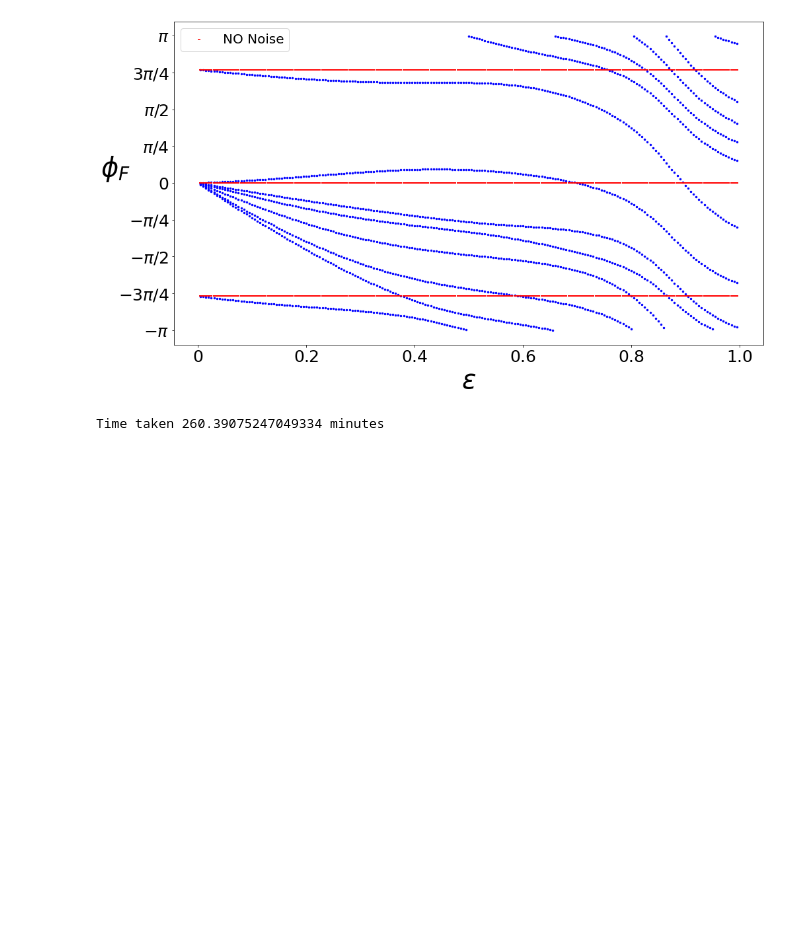
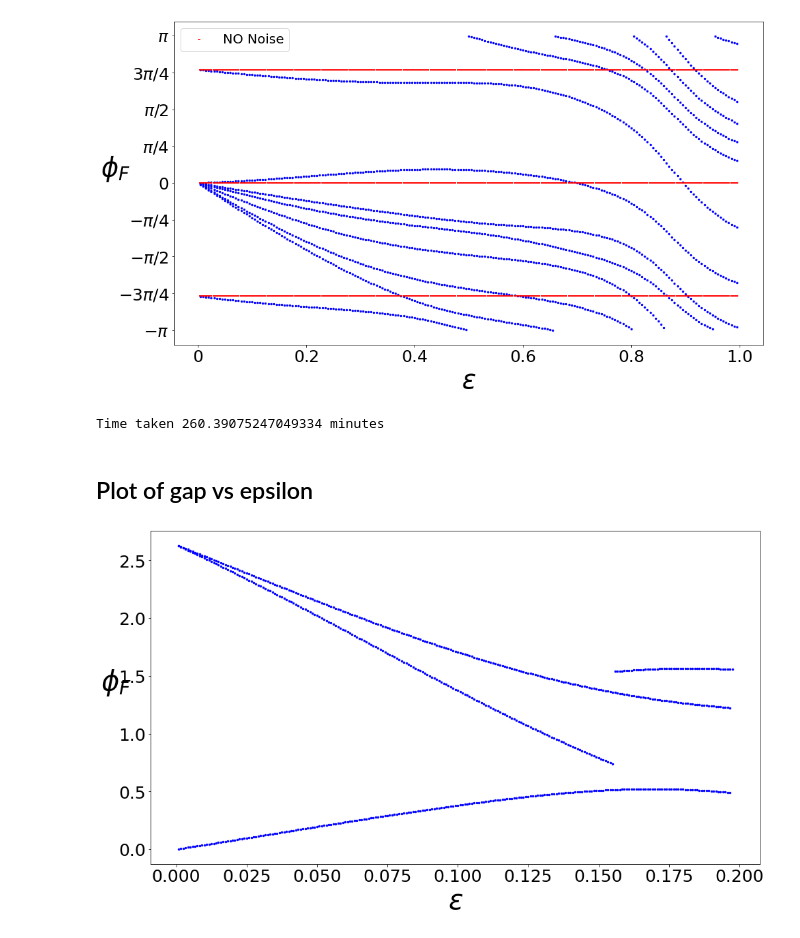
Before and after one commit to psasanka1729/nisq-grover, a Jupyter notebook: Grover operator into 1 and 2 qubit gates.ipynb, the cells around one changed output. Drawn from its saved outputs; the diff is of its cells as text; code cells hidden in the pictures; blank space fills up the shorter version.

Commit message:
now it also plots gap vs epsilon

```diff
--- a/Grover operator into 1 and 2 qubit gates.ipynb
+++ b/Grover operator into 1 and 2 qubit gates.ipynb
@@ -574,3 +574,5 @@ print('Time taken', (end-start)/60,'minutes')
 # %% [output]
 [figure]
 Time taken 260.39075247049334 minutes
+# %% [markdown]
+## Plot of gap vs epsilon
@@ -576,0 +604,13 @@ Time taken 260.39075247049334 minutes
+# %%
+X, Y = np.loadtxt('gap_v_epsilon.txt', delimiter = ',', unpack=True)
+f = plt.figure()
+f.set_figwidth(16)
+f.set_figheight(9)
+plt.scatter(X, Y ,s=6, c='b', marker ='o')
+plt.ylabel(r'$\phi_F$',fontsize=40, rotation=0)
+plt.yticks(fontsize=25)
+plt.xlabel(r'$\epsilon$',fontsize=40)
+plt.xticks(fontsize=25)
+plt.show()
+# %% [output]
+[figure, added]
```
Also changed, not shown: parts of 1 cell of this notebook.
